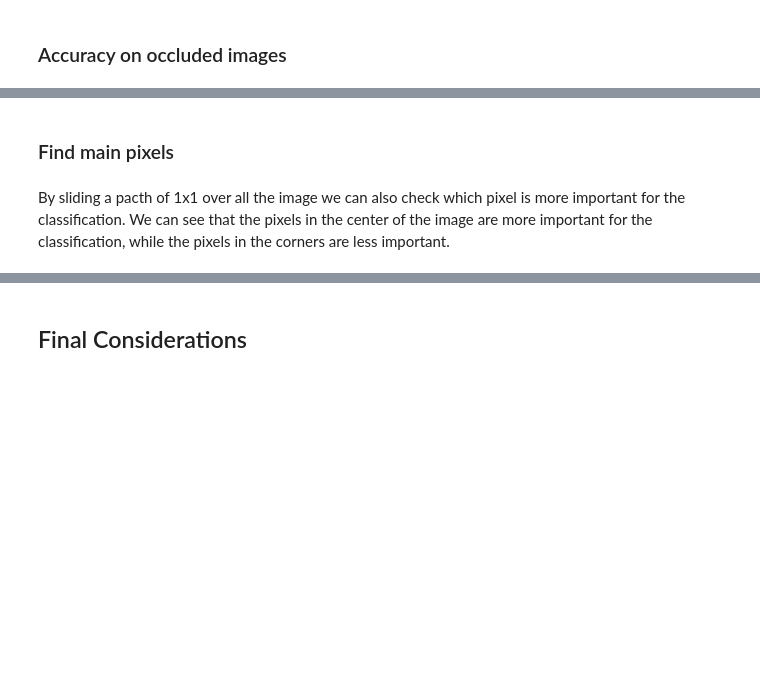
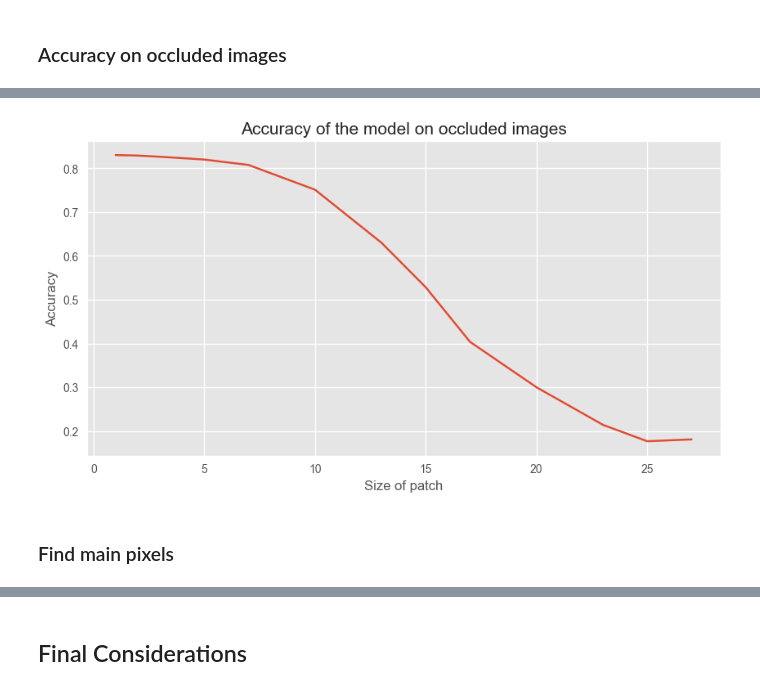
Before and after one commit to lilf4p/ispr-midterm, a Jupyter notebook: midterm3/image_classification.ipynb, the cells around one changed output, grey strips where cells are left out. Drawn from its saved outputs; the diff is of its cells as text; code cells hidden in the pictures; blank space fills up the shorter version.

```diff
--- a/midterm3/image_classification.ipynb
+++ b/midterm3/image_classification.ipynb
@@ -303,0 +342,28 @@ Test accuracy: 0.7
+# %%
+def occlusion_accuracy(model, images, labels, sizes):
+    """
+    Returns the accuracy of a model on occluded images.
+
+    Args:
+        model: trained model
+        images: images to be occluded
+        labels: labels of the images
+        sizes: list of sizes of the patch
+
+    Returns:
+        acc_size: dictionary of accuracies for each patch size
+
+    """
+    acc_size = {}
+    for size in sizes:
+        patched_images = []
+        for i in range(len(images)):
+            patched_images.append(patch_image(images[i], 5, 5, size))
+
+        patched_images = np.array(patched_images)
+
+        test_loss, test_acc = model.evaluate(patched_images, labels, verbose=0)
+
+        acc_size[size] = test_acc
+
+    return acc_size
@@ -304,4 +372,14 @@ Test accuracy: 0.7
+# %%
+acc_size = occlusion_accuracy(model, test_images, test_labels, [1, 2, 3, 5, 7, 10, 13, 15, 17, 20, 23, 25, 27])
+
+plt.style.use('ggplot')
+plt.figure(figsize=(10, 5))
+plt.plot(acc_size.keys(), acc_size.values())
+plt.title('Accuracy of the model on occluded images', size=15)
+plt.xlabel('Size of patch')
+plt.ylabel('Accuracy')
+plt.show()
+# %% [output]
+[figure, added]
 # %% [markdown]
 ### Find main pixels
-# %% [markdown]
-By sliding a pacth of 1x1 over all the image we can also check which pixel is more important for the classification. We can see that the pixels in the center of the image are more important for the classification, while the pixels in the corners are less important.
```
Also changed, not shown: parts of 46 cells of this notebook.
